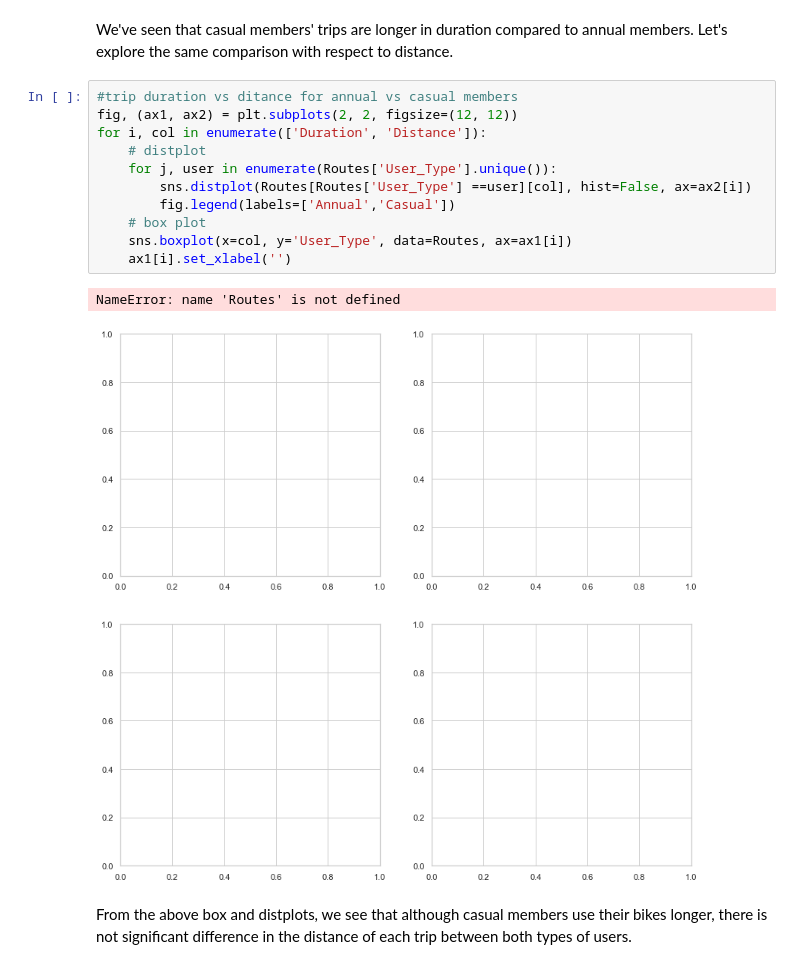
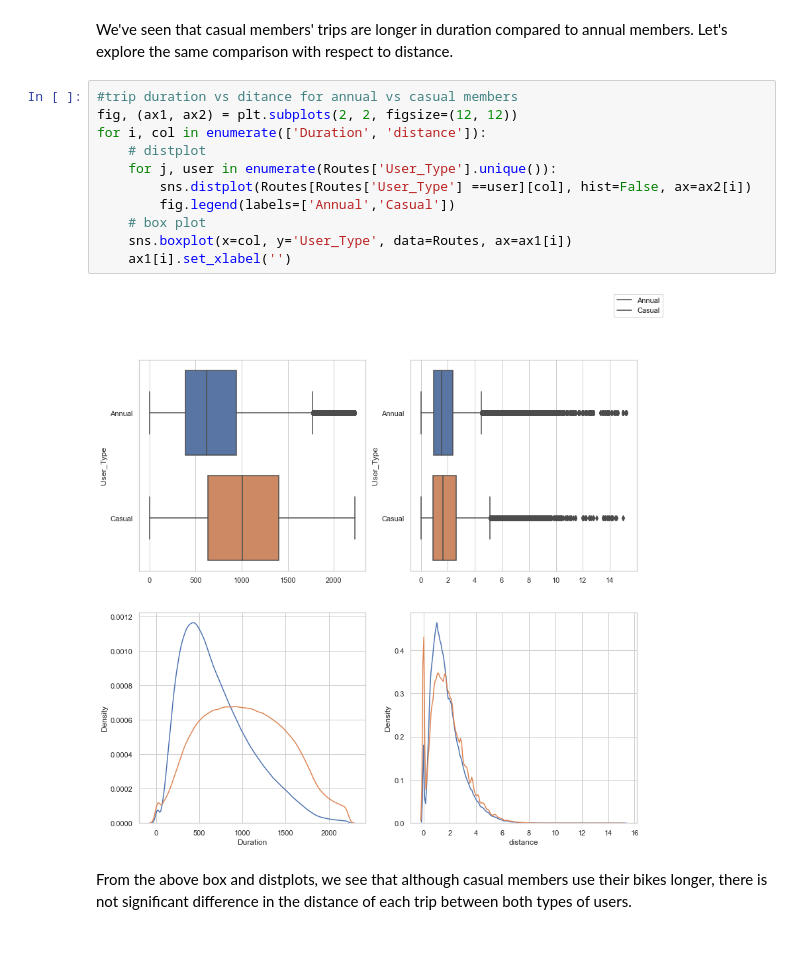
Before and after one commit to akmare11/CIV1498---project2, a Jupyter notebook: 02-EDA.ipynb, the cells around one changed output. Cells and saved outputs as stored; diff of their text form.

```diff
--- a/02-EDA.ipynb
+++ b/02-EDA.ipynb
@@ -505,17 +518,16 @@ Let's explore the same comparison with respect to distance.
 # %%
 #trip duration vs ditance for annual vs casual members
 fig, (ax1, ax2) = plt.subplots(2, 2, figsize=(12, 12))
-for i, col in enumerate(['Duration', 'Distance']):
+for i, col in enumerate(['Duration', 'distance']):
     # distplot
     for j, user in enumerate(Routes['User_Type'].unique()):
         sns.distplot(Routes[Routes['User_Type'] ==user][col], hist=False, ax=ax2[i])
         fig.legend(labels=['Annual','Casual'])
     # box plot
     sns.boxplot(x=col, y='User_Type', data=Routes, ax=ax1[i])
     ax1[i].set_xlabel('')
 # %% [output]
-NameError: name 'Routes' is not defined
-[figure, old version]
+[figure, new version]
 # %% [markdown]
 From the above box and distplots, we see that although casual members use their bikes longer, there is not significant difference in the distance of each trip between both types of users.
 # %% [markdown]
```
Also changed, not shown: parts of 27 cells of this notebook.
